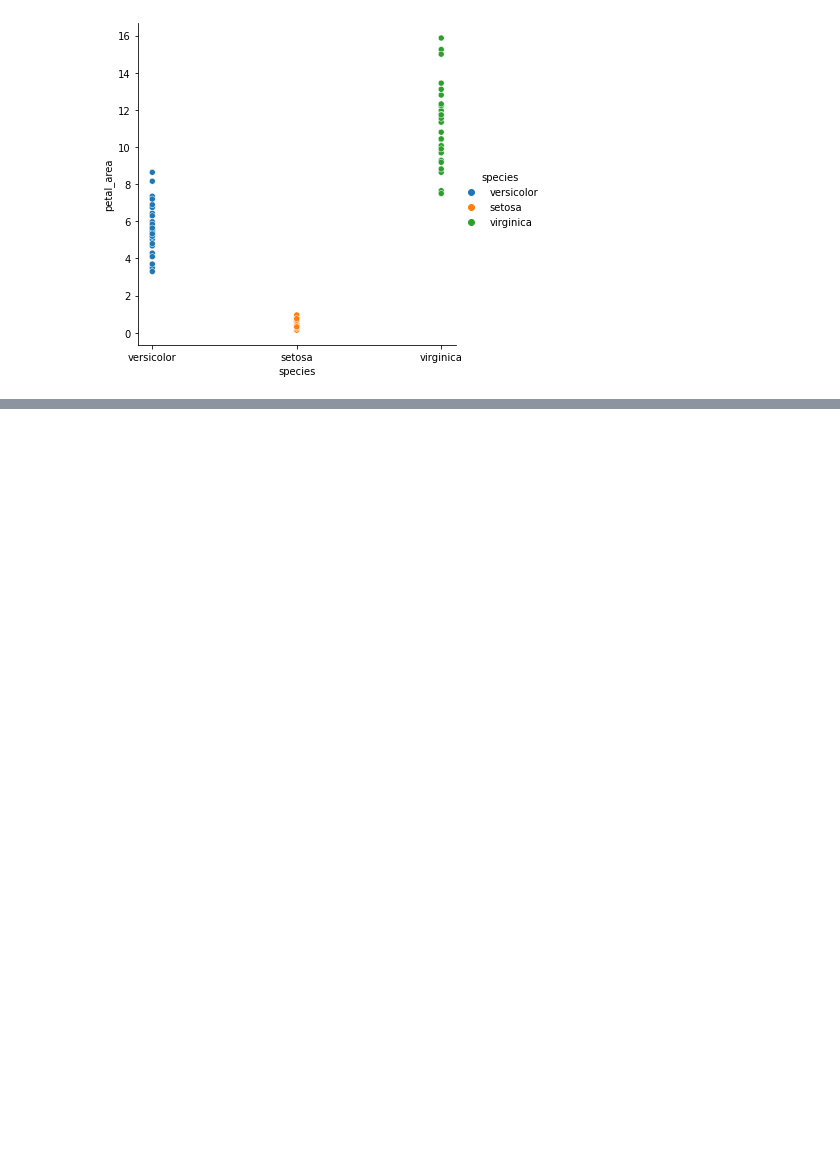
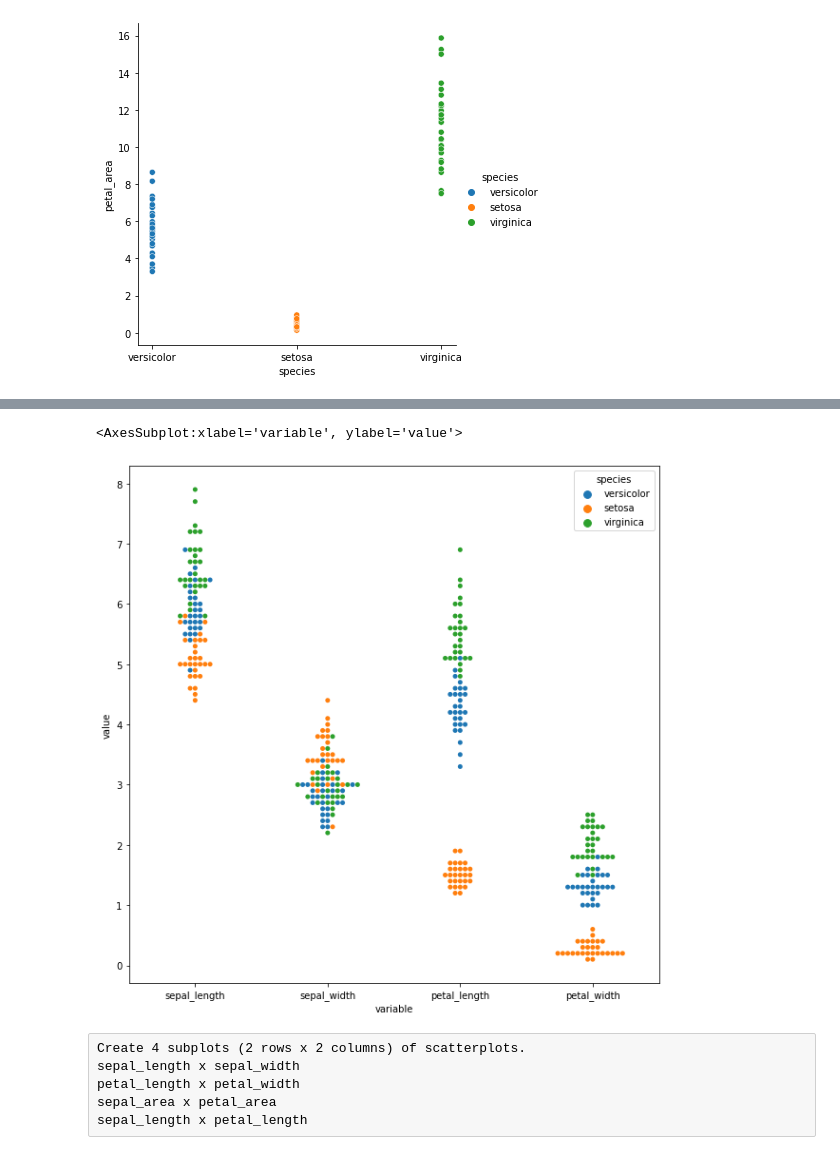
Before and after one commit to annah-vu/classification-exercises, a Jupyter notebook: classification_exercises.ipynb, the cells around one changed output, grey strips where cells are left out. Drawn from its saved outputs; the diff is of its cells as text; code cells hidden in the pictures; blank space fills up the shorter version.

```diff
--- a/classification_exercises.ipynb
+++ b/classification_exercises.ipynb
@@ -539,0 +561,12 @@ sns.relplot(x='species', y='petal_area', data=dropped_train, hue='species')
+# %%
+plt.figure(figsize=(10,10))
+sns.swarmplot(data=melt, x='variable', y='value', hue='species')
+# %% [output]
+<AxesSubplot:xlabel='variable', ylabel='value'>
+[figure, added]
+# %% [raw]
+Create 4 subplots (2 rows x 2 columns) of scatterplots.
+sepal_length x sepal_width
+petal_length x petal_width
+sepal_area x petal_area
+sepal_length x petal_length
```
Also changed, not shown: parts of 17 cells of this notebook.
